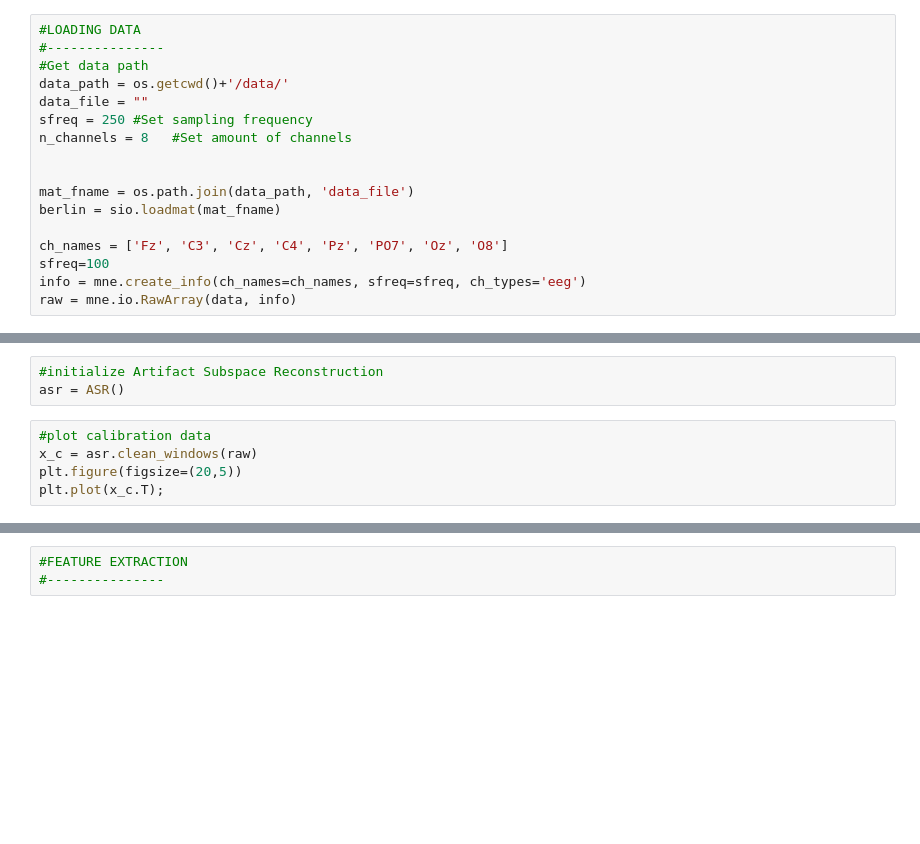
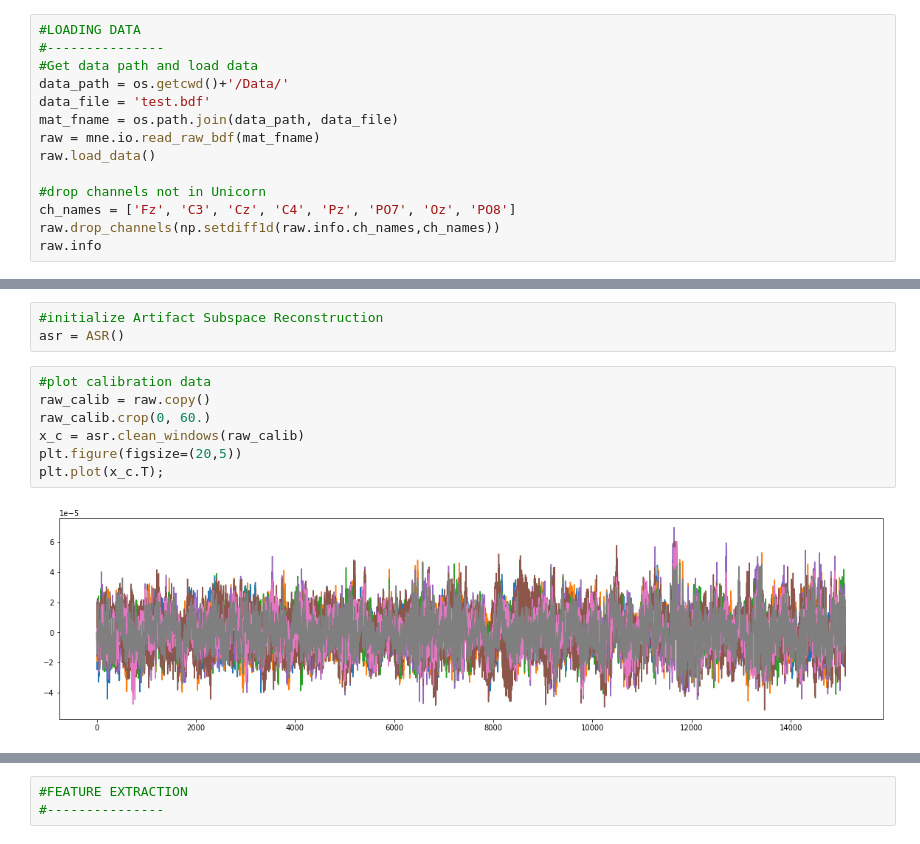
Before and after one commit to Matthijspals/BCI-Friendship-Lamps, a Jupyter notebook: Training.ipynb, the cells around one changed output, grey strips where cells are left out. Cells and saved outputs as stored; diff of their text form; blank space fills up the shorter version.

Commit message:
preprocessing pipeline test with publicly available dataset

```diff
--- a/Training.ipynb
+++ b/Training.ipynb
@@ -4,17 +8,14 @@ import mne
 # %%
 #LOADING DATA
 #---------------
-#Get data path
-data_path = os.getcwd()+'/data/'
-data_file = ""
-sfreq = 250 #Set sampling frequency
-n_channels = 8   #Set amount of channels
+#Get data path and load data
+data_path = os.getcwd()+'/Data/'
+data_file = 'test.bdf'
+mat_fname = os.path.join(data_path, data_file)
+raw = mne.io.read_raw_bdf(mat_fname)
+raw.load_data()
 
-
-mat_fname = os.path.join(data_path, 'data_file')
-berlin = sio.loadmat(mat_fname)
-
-ch_names = ['Fz', 'C3', 'Cz', 'C4', 'Pz', 'PO7', 'Oz', 'O8']
-sfreq=100
-info = mne.create_info(ch_names=ch_names, sfreq=sfreq, ch_types='eeg')
-raw = mne.io.RawArray(data, info)
+#drop channels not in Unicorn
+ch_names = ['Fz', 'C3', 'Cz', 'C4', 'Pz', 'PO7', 'Oz', 'PO8']
+raw.drop_channels(np.setdiff1d(raw.info.ch_names,ch_names))
+raw.info
@@ -37,9 +75,13 @@ plt.plot(raw.get_data().T);
 asr = ASR()
 # %%
 #plot calibration data
-x_c = asr.clean_windows(raw)
+raw_calib = raw.copy()
+raw_calib.crop(0, 60.)
+x_c = asr.clean_windows(raw_calib)
 plt.figure(figsize=(20,5))
 plt.plot(x_c.T);
+# %% [output]
+[figure, added]
 # %%
 # clean up signal and plot - reconstruct parts with high amplitude noise such as eyeblinks
 asr.calibrate()
```
Also changed, not shown: parts of 6 cells of this notebook, 1 other file.
